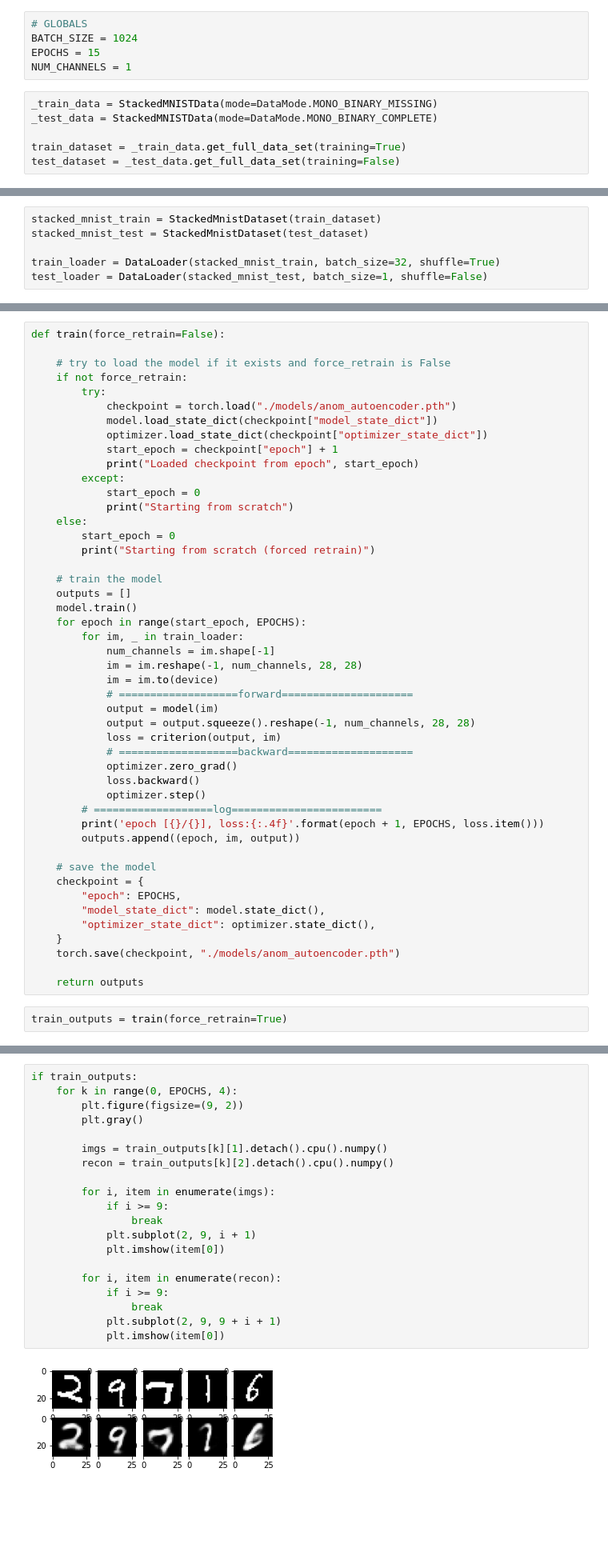
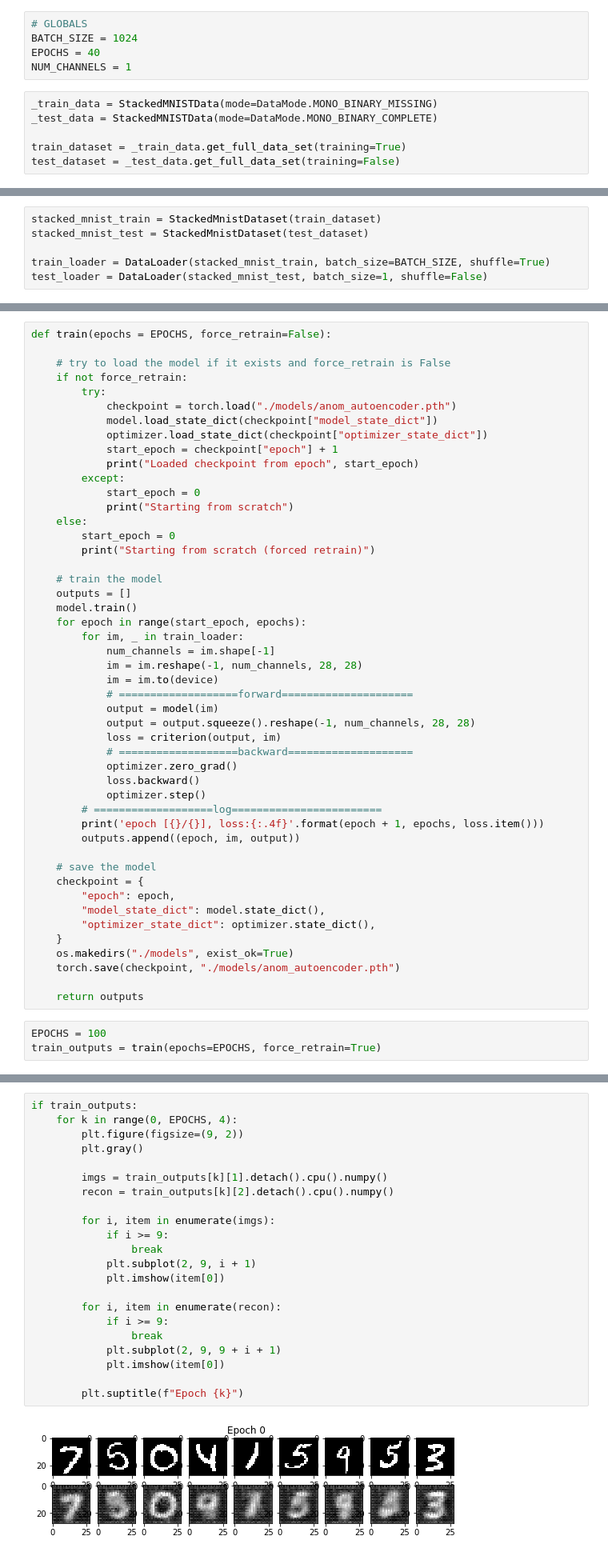
Before and after one commit to Anderzz/it3030, a Jupyter notebook: assignment3/autoencoder_anom.ipynb, the cells around one changed output, grey strips where cells are left out. Shown at 80% size. Cells and saved outputs as stored; diff of their text form; blank space fills up the shorter version.

```diff
--- a/assignment3/autoencoder_anom.ipynb
+++ b/assignment3/autoencoder_anom.ipynb
@@ -11,7 +12,7 @@ from util import *
 # %%
 # GLOBALS
 BATCH_SIZE = 1024
-EPOCHS = 15
+EPOCHS = 40
 NUM_CHANNELS = 1
 # %%
 _train_data = StackedMNISTData(mode=DataMode.MONO_BINARY_MISSING)
@@ -37,7 +38,7 @@ class StackedMnistDataset(Dataset):
 stacked_mnist_train = StackedMnistDataset(train_dataset)
 stacked_mnist_test = StackedMnistDataset(test_dataset)
 
-train_loader = DataLoader(stacked_mnist_train, batch_size=32, shuffle=True)
+train_loader = DataLoader(stacked_mnist_train, batch_size=BATCH_SIZE, shuffle=True)
 test_loader = DataLoader(stacked_mnist_test, batch_size=1, shuffle=False)
 # %%
 for x, y in train_loader:
@@ -78,7 +79,7 @@ Autoencoder(
   )
 )
 # %%
-def train(force_retrain=False):
+def train(epochs = EPOCHS, force_retrain=False):
 
     # try to load the model if it exists and force_retrain is False
     if not force_retrain:
@@ -98,7 +99,7 @@ def train(force_retrain=False):
     # train the model
     outputs = []
     model.train()
-    for epoch in range(start_epoch, EPOCHS):
+    for epoch in range(start_epoch, epochs):
         for im, _ in train_loader:
             num_channels = im.shape[-1]
             im = im.reshape(-1, num_channels, 28, 28)
@@ -112,19 +113,21 @@ def train(force_retrain=False):
             loss.backward()
             optimizer.step()
         # ===================log========================
-        print('epoch [{}/{}], loss:{:.4f}'.format(epoch + 1, EPOCHS, loss.item()))
+        print('epoch [{}/{}], loss:{:.4f}'.format(epoch + 1, epochs, loss.item()))
         outputs.append((epoch, im, output))
 
     # save the model
     checkpoint = {
-        "epoch": EPOCHS,
+        "epoch": epoch,
         "model_state_dict": model.state_dict(),
         "optimizer_state_dict": optimizer.state_dict(),
     }
+    os.makedirs("./models", exist_ok=True)
     torch.save(checkpoint, "./models/anom_autoencoder.pth")
 
     return outputs
 # %%
-train_outputs = train(force_retrain=True)
+EPOCHS = 100
+train_outputs = train(epochs=EPOCHS, force_retrain=True)
 # %% [output]
 Starting from scratch (forced retrain)
@@ -133,22 +150,24 @@ epoch [2/2], loss:0.1481
 # %%
 if train_outputs:
     for k in range(0, EPOCHS, 4):
         plt.figure(figsize=(9, 2))
         plt.gray()
 
         imgs = train_outputs[k][1].detach().cpu().numpy()
         recon = train_outputs[k][2].detach().cpu().numpy()
 
         for i, item in enumerate(imgs):
             if i >= 9:
                 break
             plt.subplot(2, 9, i + 1)
             plt.imshow(item[0])
 
         for i, item in enumerate(recon):
             if i >= 9:
                 break
             plt.subplot(2, 9, 9 + i + 1)
             plt.imshow(item[0])
+
+        plt.suptitle(f"Epoch {k}")
 # %% [output]
-[figure, old version]
+[figure, new version]
```
Also changed, not shown: parts of 7 cells of this notebook, 12 other files.
